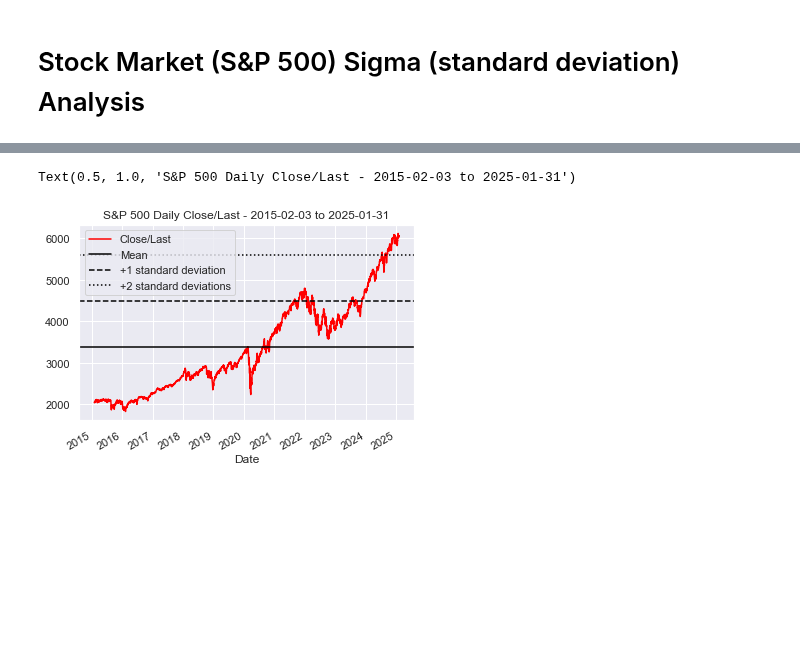
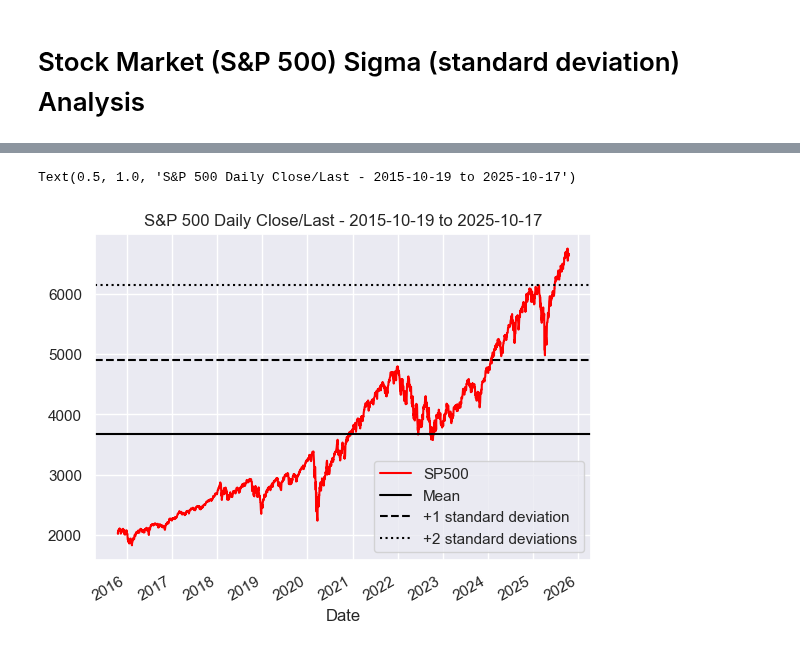
Before and after one commit to JohnBroberg/StockMarketSigma, a Jupyter notebook: StockMarketSigma.ipynb, the cells around one changed output, grey strips where cells are left out. Cells and saved outputs as stored; diff of their text form; code cells hidden in the pictures; blank space fills up the shorter version.

```diff
--- a/StockMarketSigma.ipynb
+++ b/StockMarketSigma.ipynb
@@ -110,4 +109,4 @@ plt.show
 # %%
-close_current = df['Close/Last'].iloc[0]
+close_current = df['SP500'].iloc[-1]
 close_current
 # %% [output]
@@ -115,4 +114,4 @@ close_current
 # %%
-close_mean = df['Close/Last'].mean()
+close_mean = df['SP500'].mean()
 close_mean
 # %% [output]
@@ -120,4 +119,4 @@ close_mean
 # %%
-close_sd = df['Close/Last'].std()
+close_sd = df['SP500'].std()
 close_sd
 # %% [output]
@@ -140,7 +139,7 @@ sigma2_5
 # %%
-cols = ['Date','Close/Last']
+cols = ['Date','SP500']
 df1 = df.loc[:,cols]
-df1['Date'] = pd.to_datetime(df1['Date'], format = "%m/%d/%Y" )
+df1['Date'] = pd.to_datetime(df1['Date'])
 df1.info()
 # %% [output]
 <class 'pandas.core.frame.DataFrame'>
@@ -159,22 +158,22 @@ date_end = max(df1['Date']).date()
 # %%
 #Daily S&P 500 Close/Last, vs mean and standard deviations
 
 if close_current > sigma2:
     c = 'red'
 elif close_current > sigma1:
     c = 'orange'
 else:
     c = 'green'
 
-df1.plot(x='Date', y='Close/Last', color = c)
+df1.plot(x='Date', y='SP500', color = c)
 plt.axhline(close_mean, color='black', label='Mean')
 plt.axhline(sigma1, color='black', linestyle='--', label='+1 standard deviation')
 plt.axhline(sigma2, color='black', linestyle=':', label='+2 standard deviations')
 plt.legend()
 plt.title(f'S&P 500 Daily Close/Last - {date_start} to {date_end}')
 # %% [output]
-Text(0.5, 1.0, 'S&P 500 Daily Close/Last - 2015-02-03 to 2025-01-31')
+Text(0.5, 1.0, 'S&P 500 Daily Close/Last - 2015-10-19 to 2025-10-17')
-[figure, old version]
+[figure, new version]
 # %%
 # Using Kernal Density Estimation (kde) to approximate probability density function
 # https://seaborn.pydata.org/tutorial/distributions.html #kernel-density-estimation
```
Also changed, not shown: parts of 17 cells of this notebook, 1 other file.
